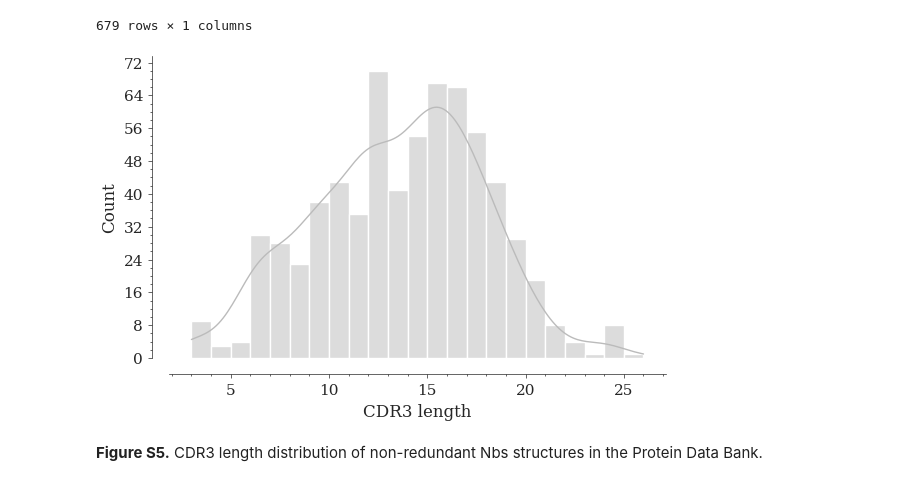
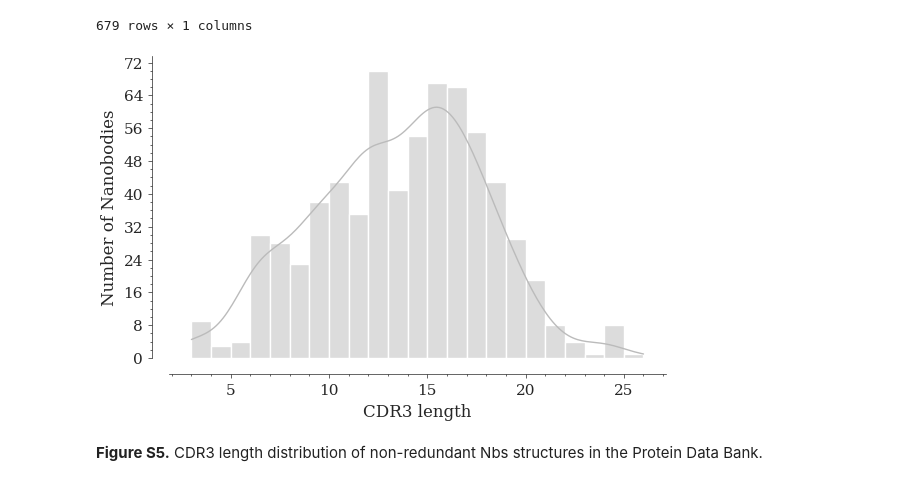
Before and after one commit to Valdes-Tresanco-MS/NbModelingBenchmark, a Jupyter notebook: BenchmarkResultsFigures.ipynb, the cells around one changed output. Saved outputs shown, nothing was run; the diff lists cells and outputs as text; code cells hidden in the pictures.

```diff
--- a/BenchmarkResultsFigures.ipynb
+++ b/BenchmarkResultsFigures.ipynb
@@ -1640,29 +1640,30 @@ cdr3_length_df
 # %%
 fig = plt.figure(figsize=(6, 4))
 
 ax = sns.histplot(data=cdr3_length_df, palette=['#BBBBBB'], kde=True, binwidth=1)
 
 # set xlabel
 ax.set_xlabel('CDR3 length')
+ax.set_ylabel('Number of Nanobodies')
 
 # disable legend
 ax.legend([],[], frameon=False)
 
 # set new positions for axes
 ax.spines['left'].set_position(('data', 1))
 ax.spines['bottom'].set_position(('data', -4))
 
 # despine top and right
 sns.despine(top=True, right=True)
 
 ax.yaxis.set_major_locator(MaxNLocator(integer=True))
 
 plt.tight_layout()
 
 plt.savefig('figures/figureS5.png', dpi=300, format='png', facecolor='white', edgecolor=None)
 plt.savefig('figures/figureS5.svg', dpi=300, format='svg', facecolor='white', edgecolor=None)
 # %% [output]
-[figure, old version]
+[figure, new version]
 # %% [markdown]
 **Figure S5.** CDR3 length distribution of non-redundant Nbs structures in the Protein Data Bank.
 # %% [markdown]
```
Also changed, not shown: parts of 1 cell of this notebook, 4 other files.
